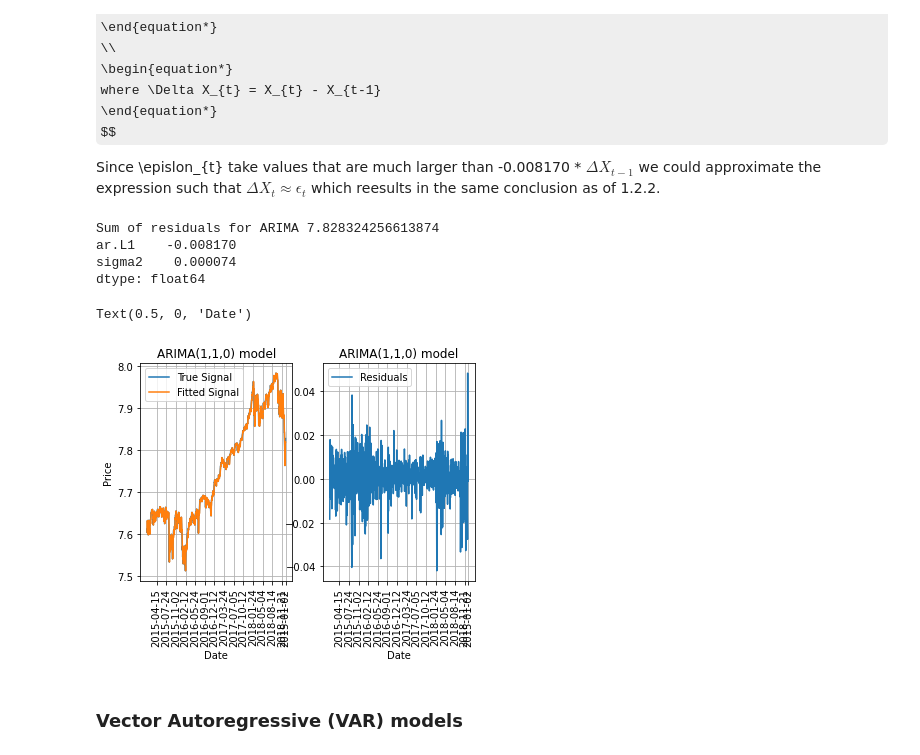
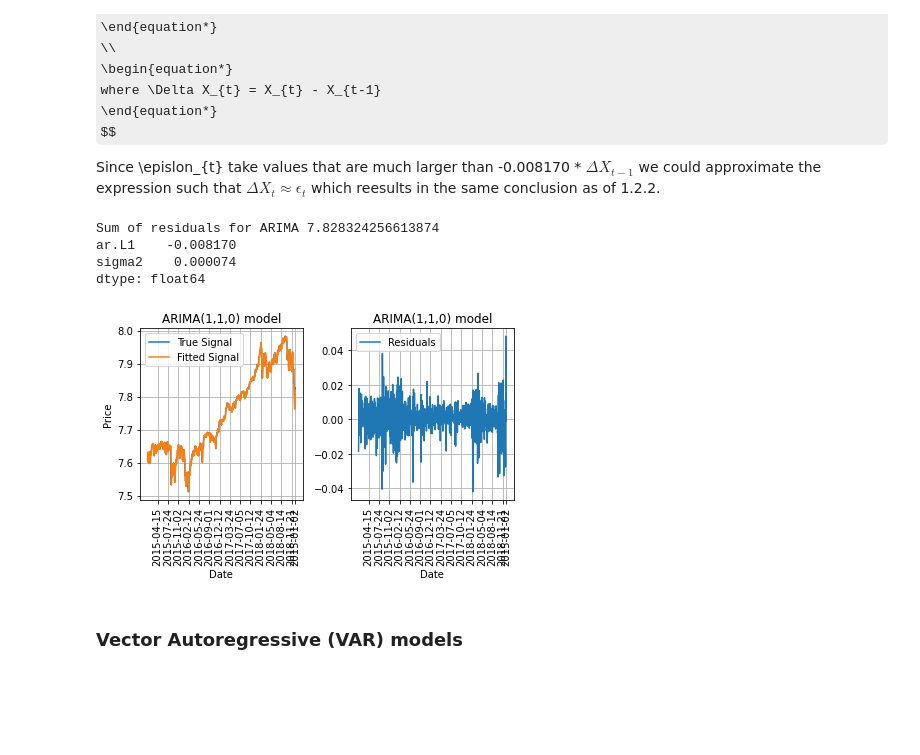
Before and after one commit to zxt18/Financial-Signal-Processing, a Jupyter notebook: Coursework_1.ipynb, the cells around one changed output. Drawn from its saved outputs; the diff is of its cells as text; code cells hidden in the pictures; some formulas as TeX source; blank space fills up the shorter version.

```diff
--- a/Coursework_1.ipynb
+++ b/Coursework_1.ipynb
@@ -251,35 +256,36 @@ model_arima = ARIMA(snp_arima, order=(1,1,0)).fit()
 snp_arima['Res'] = ARIMA(snp_arima, order=(1,1,0)).fit().resid #(AR,Differences,MA)
 snp_arima['Prediction'] = snp_arima['True'] - snp_arima['Res']
 
 sum_of_residuals = snp_arima['Res'].sum()
 print("Sum of residuals for ARIMA", sum_of_residuals)
 print(model_arima.params)
 fig, ax = plt.subplots(1,2)
 ax[0].plot( snp_arima['True'][1:], label = 'True Signal')
 ax[0].plot( snp_arima['Prediction'][1:], label = 'Fitted Signal')
 ax[0].set_xticks(date[::70])
 ax[0].set_xticklabels(date[::70],rotation = 90)
 ax[0].title.set_text('ARIMA(1,1,0) model')
 ax[0].grid('on')
 ax[0].legend()
 ax[0].set_xlabel("Date")
 ax[0].set_ylabel("Price")
 
 
 ax[1].plot( snp_arima['Res'][1:], label = 'Residuals')
 ax[1].set_xticks(date[::70])
 ax[1].set_xticklabels(date[::70],rotation = 90)
 ax[1].title.set_text('ARIMA(1,1,0) model')
 ax[1].grid('on')
 ax[1].legend()
 ax[1].set_xlabel("Date")
+
+fig.tight_layout()
 # %% [output]
 Sum of residuals for ARIMA 7.828324256613874
 ar.L1    -0.008170
 sigma2    0.000074
 dtype: float64
-Text(0.5, 0, 'Date')
-[figure, old version]
+[figure, new version]
 # %% [markdown]
 ### Vector Autoregressive (VAR) models
 # %% [markdown]
```
Also changed, not shown: parts of 38 cells of this notebook.
